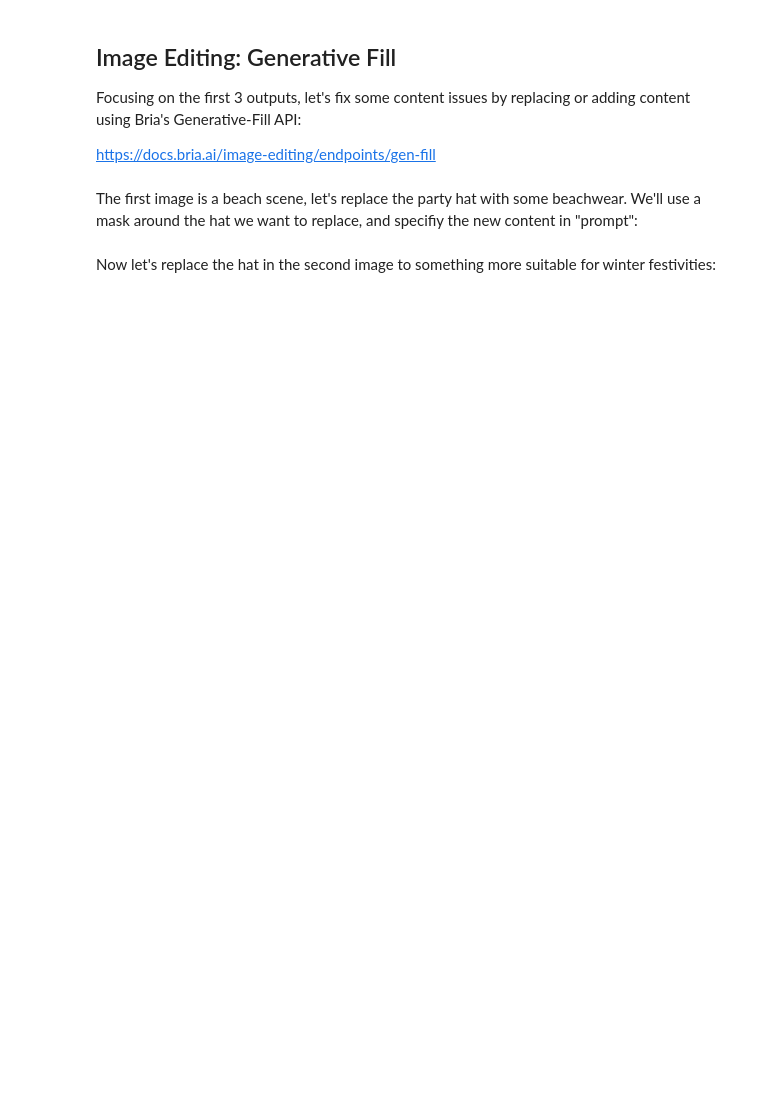
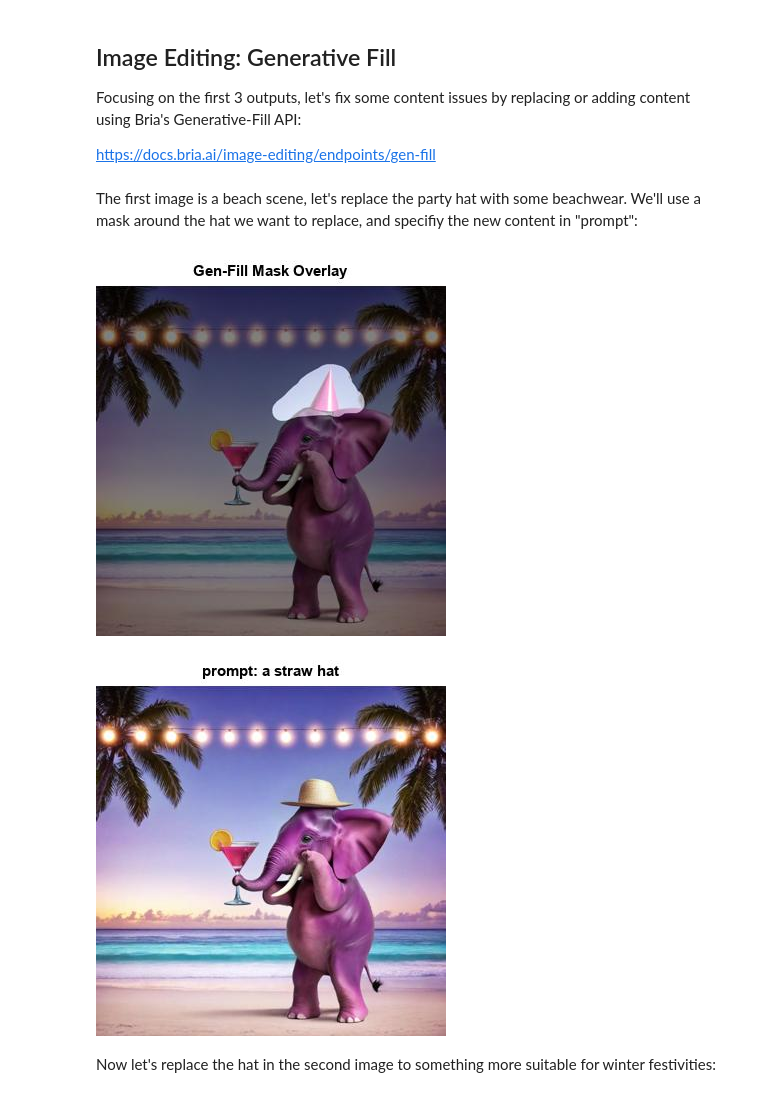
Before and after one commit to Bria-AI/GTC25_Demo, a Jupyter notebook: gtc_demo_api.ipynb, the cells around one changed output. Saved outputs shown, nothing was run; the diff lists cells and outputs as text; code cells hidden in the pictures; blank space fills up the shorter version.

```diff
--- a/gtc_demo_api.ipynb
+++ b/gtc_demo_api.ipynb
@@ -5,7 +5,7 @@ import os
 from demo_utils import *
 headers = {
   "Content-Type": "application/json",
-  "api_token": "BRIA_API_TOKEN" # Replace with your Bria API token
+  "api_token": os.getenv("BRIA_API_TOKEN") # Replace with your Bria API token
   }
 # %% [markdown]
 # Welcome to Bria: AI-Powered Visual Content Generation
@@ -184,7 +204,7 @@ https://docs.bria.ai/tailored-generation/endpoints/text-to-image-tailored
 # %%
 def tailored_gen(prompt, tailored_model, num_results=3, seed=42):
 
-    base_url = f"https://engine.prod.bria-api.com/v1/text-to-image/tailored/{tailored_model}"
+    base_url = f"https://engine.int.bria-api.com/v1/text-to-image/tailored/{tailored_model}"
 
     payload = {
         "prompt": prompt,
@@ -339,14 +374,17 @@ def gen_fill(original_image, mask, prompt, num_results=1, seed=42):
 The first image is a beach scene, let's replace the party hat with some beachwear. We'll use a mask around the hat we want to replace, and specifiy the new content in "prompt":
 # %%
 input_image = Image.open('./api_results/bg_gen/bg_generations/0.png')
-mask = Image.open('./api_results/masks/hat_mask2.png')
-prompt = "a bucket hat"
+mask = Image.open('./api_results/masks/hat_mask.png')
+prompt = "a straw hat"
 
 display_mask(mask, input_image)
 
 output_var1 = gen_fill(input_image, mask, prompt)[0]
 output_var1.save(f'./api_results/bg_gen/bg_generations/0_fixed.png')
 display_images([output_var1], f"prompt: {prompt}")
+# %% [output]
+[figure, added]
+[figure, added]
 # %% [markdown]
 Now let's replace the hat in the second image to something more suitable for winter festivities:
 # %%
```
Also changed, not shown: parts of 21 cells of this notebook, 2 other files.
